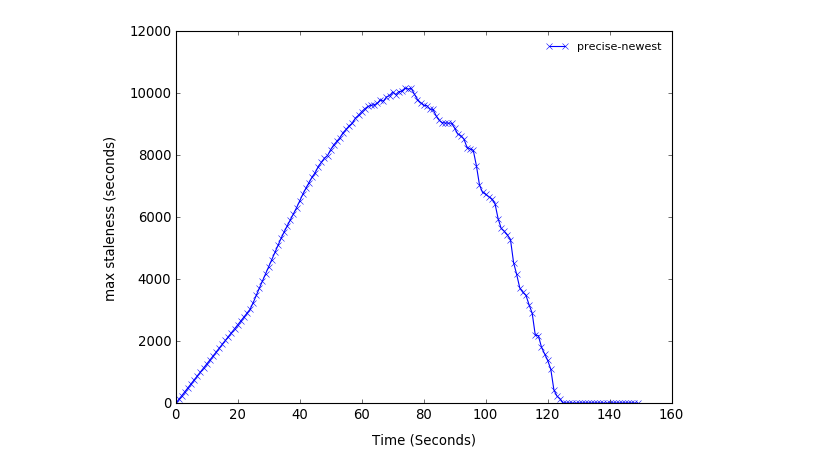
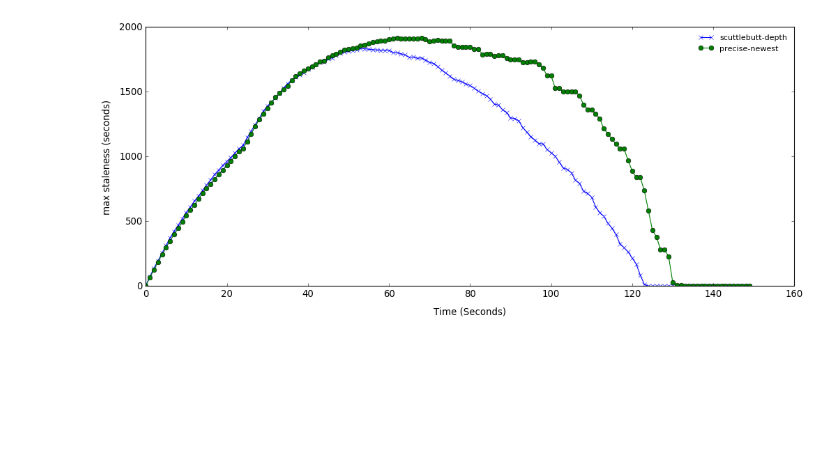
Before and after one commit to ElDivinCodino/Anti-entropy-epidemic-protocol, a Jupyter notebook: src/plot/plot_notebook.ipynb, the cells around one changed output. Cells and saved outputs as stored; diff of their text form; code cells hidden in the pictures; blank space fills up the shorter version.

```diff
--- a/src/plot/plot_notebook.ipynb
+++ b/src/plot/plot_notebook.ipynb
@@ -2,14 +2,15 @@
 import numpy as np
 import matplotlib.pyplot as plt
 # %%
-data = np.genfromtxt('../../logs/observer.txt', delimiter=' ')
+data = np.genfromtxt('../../logs/scuttlebutt_depth.txt', delimiter=' ')
+precise_newest = np.genfromtxt('../../logs/precise_newest.txt', delimiter=' ')
 # %%
 max_stale = data[0]
 num_stale = data[1]
 # %%
 ts = len(max_stale)
 # %%
-def plot_thr(traces, path, x_lim=(0, 20), y_lim=(0, 3.5), dim=(8, 6)):
+def plot_thr(traces, path, x_lim=(0, 20), y_lim=(0, 3.5), dim=(15, 6)):
     figure = plt.figure(figsize=dim, dpi=80)
     ax = figure.add_subplot(111)
 
@@ -58,7 +60,8 @@ plot_thr(traces, path="./", x_lim=(0, ts))
 # %%
 traces = [
-    (num_stale, list(range(0, ts)), "precise-newest", "x", "solid")
+    (num_stale, list(range(0, ts)), "scuttlebutt-depth", "x", "solid"),
+    (precise_newest[1], list(range(0, ts)), "precise-newest", "o", "solid")
 ]
 plot_thr = plot_thr(traces, path="./", x_lim=(0, ts))
 # %% [output]
-[figure, old version]
+[figure, new version]
```
Also changed, not shown: parts of 1 cell of this notebook, 5 other files.
